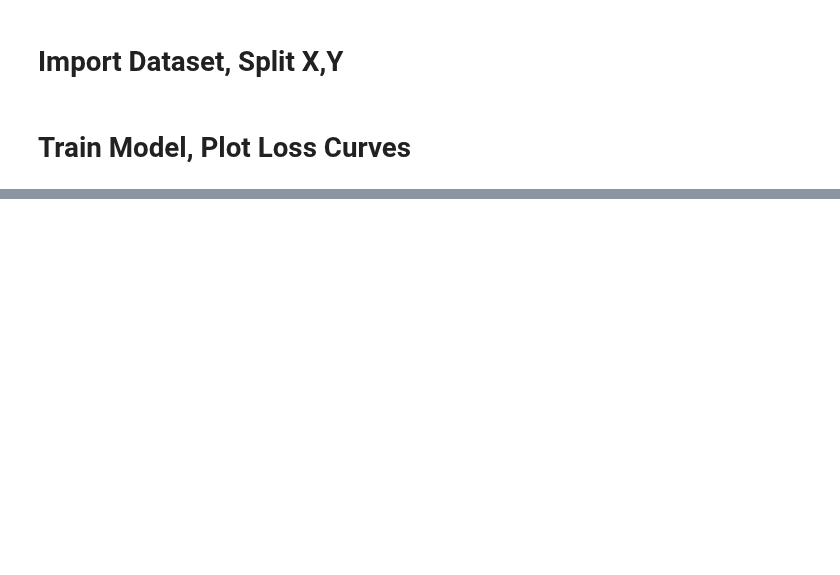
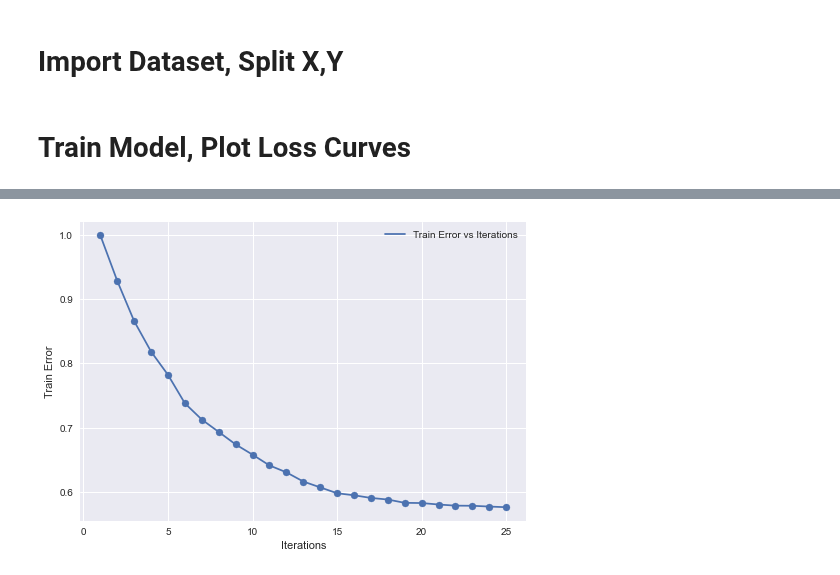
Before and after one commit to PritishWadhwa/IMDb-Movie-Rating-Predictor, a Jupyter notebook: Regression/Linear_Best_Model_Loss_Vs_Itr_Graphs.ipynb, the cells around one changed output, grey strips where cells are left out. Drawn from its saved outputs; the diff is of its cells as text; code cells hidden in the pictures; blank space fills up the shorter version.

```diff
--- a/Regression/Linear_Best_Model_Loss_Vs_Itr_Graphs.ipynb
+++ b/Regression/Linear_Best_Model_Loss_Vs_Itr_Graphs.ipynb
@@ -37,0 +60,11 @@ None
+# %%
+plt.style.use('seaborn')
+plt.scatter([1,2,3,4,5,6,7,8,9,10,11,12,13,14,15,16,17,18,19,20,21,22,23,24,25],train_error_list)
+plt.plot([1,2,3,4,5,6,7,8,9,10,11,12,13,14,15,16,17,18,19,20,21,22,23,24,25],train_error_list, label='Train Error vs Iterations')
+plt.xlabel('Iterations')
+plt.ylabel('Train Error')
+plt.legend()
+plt.savefig('Graphs/regression_train_vs_error_itr.png')
+plt.show()
+# %% [output]
+[figure, added]
```
Also changed, not shown: parts of 7 cells of this notebook, 4 other files.
